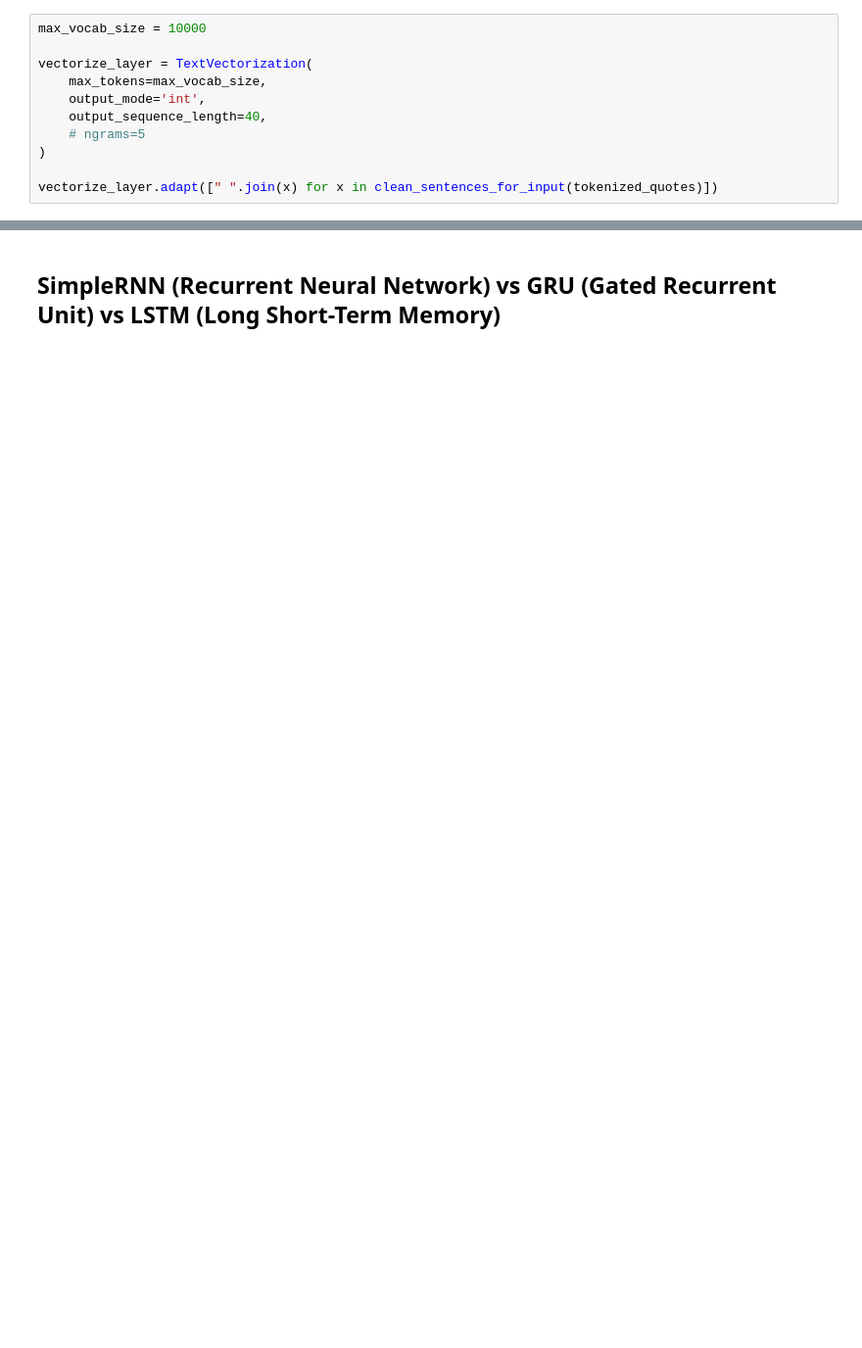
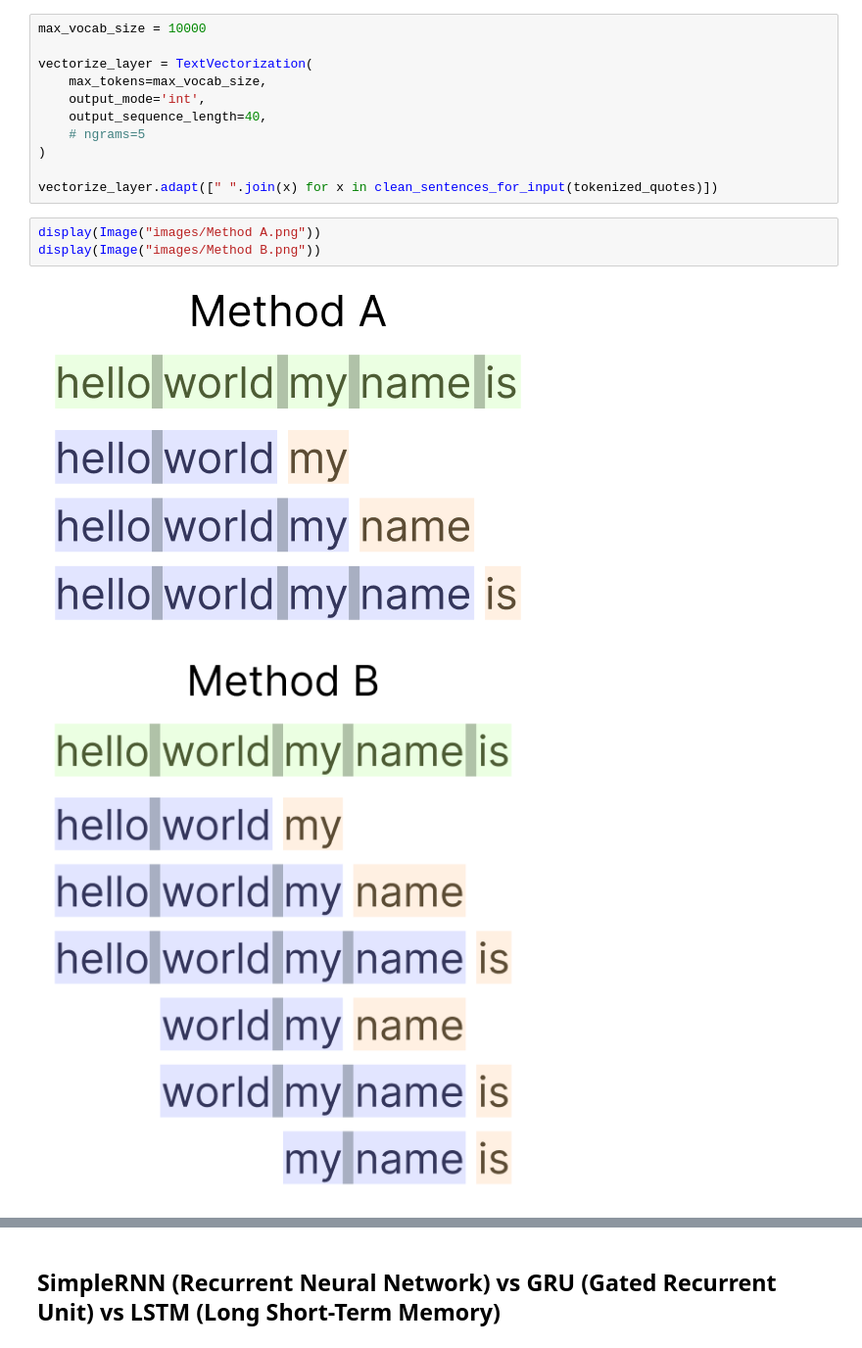
Before and after one commit to glennwuwu/next-word-predictor-rnn, a Jupyter notebook: RNN.ipynb, the cells around one changed output, grey strips where cells are left out. Shown at 98% size. Cells and saved outputs as stored; diff of their text form; blank space fills up the shorter version.

```diff
--- a/RNN.ipynb
+++ b/RNN.ipynb
@@ -477,3 +509,9 @@ vectorize_layer = TextVectorization(
 )
 
 vectorize_layer.adapt([" ".join(x) for x in clean_sentences_for_input(tokenized_quotes)])
+# %%
+display(Image("images/Method A.png"))
+display(Image("images/Method B.png"))
+# %% [output]
+[figure, added]
+[figure, added]
```
Also changed, not shown: parts of 48 cells of this notebook.
